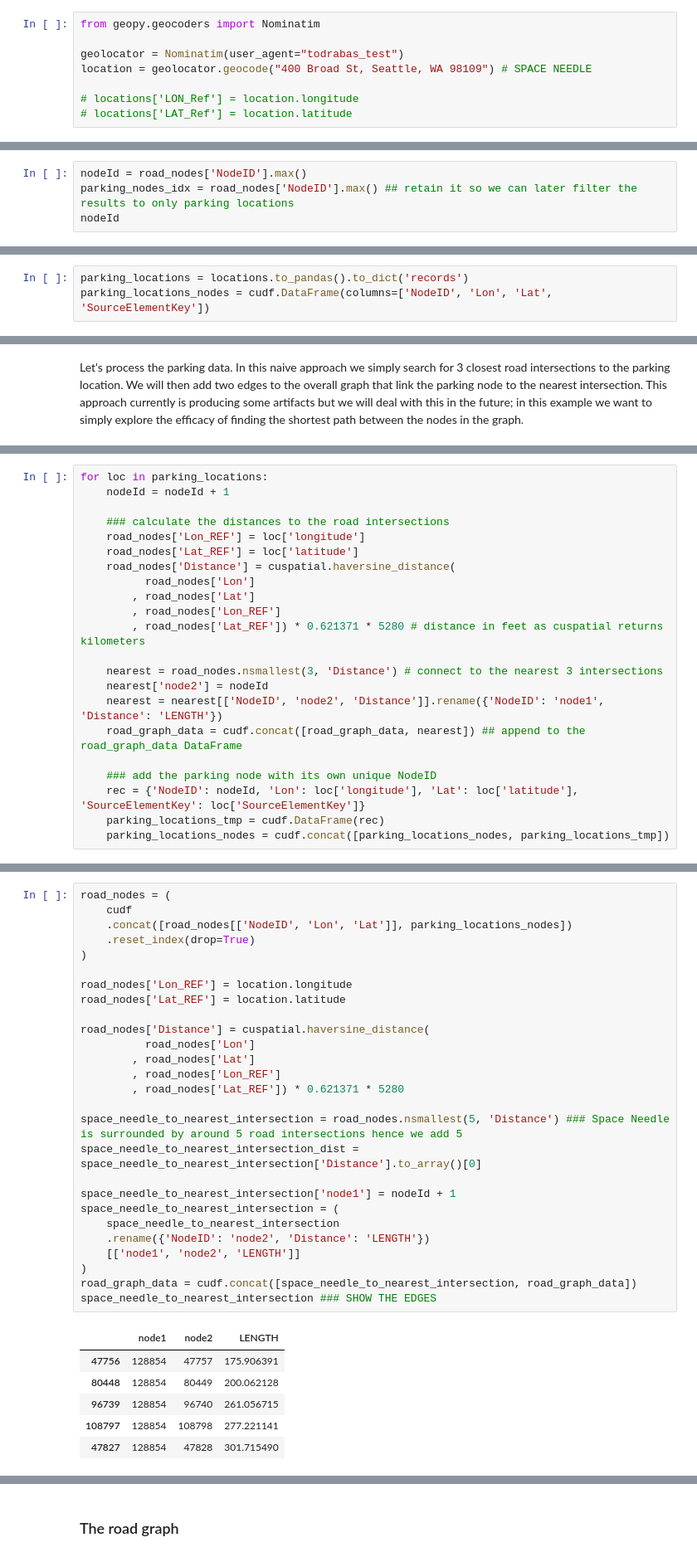
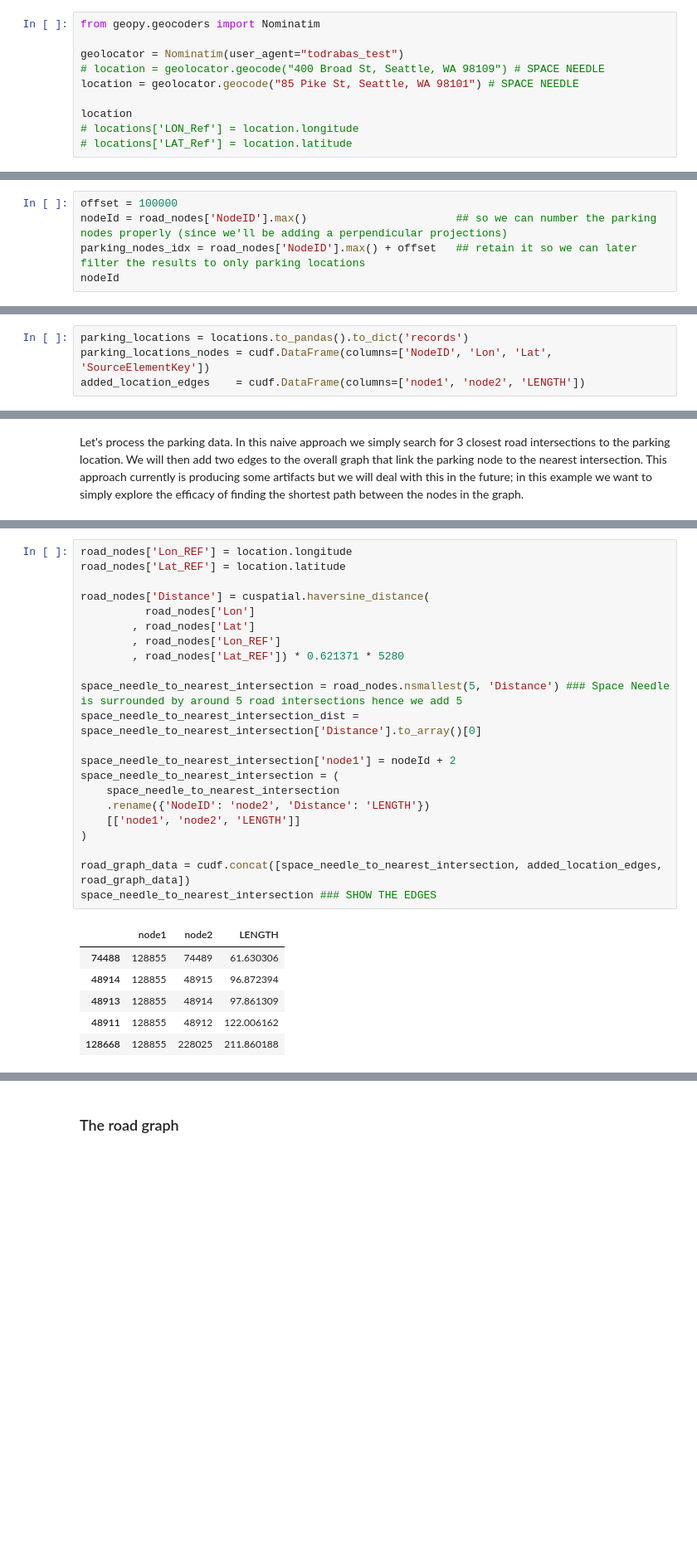
Before and after one commit to drabastomek/rapids-notebooks, a Jupyter notebook: codes/rapids_seattleParking_parkingNodes.ipynb, the cells around one changed output, grey strips where cells are left out. Shown at 83% size. Drawn from its saved outputs; the diff is of its cells as text; blank space fills up the shorter version.

```diff
--- a/codes/rapids_seattleParking_parkingNodes.ipynb
+++ b/codes/rapids_seattleParking_parkingNodes.ipynb
@@ -66,8 +66,10 @@ time: 3.22 s
 from geopy.geocoders import Nominatim
 
 geolocator = Nominatim(user_agent="todrabas_test")
-location = geolocator.geocode("400 Broad St, Seattle, WA 98109") # SPACE NEEDLE
+# location = geolocator.geocode("400 Broad St, Seattle, WA 98109") # SPACE NEEDLE
+location = geolocator.geocode("85 Pike St, Seattle, WA 98101") # SPACE NEEDLE
 
+location
 # locations['LON_Ref'] = location.longitude
 # locations['LAT_Ref'] = location.latitude
 # %% [output]
@@ -148,8 +151,9 @@ time: 13.5 ms
 # %% [markdown]
 Store the maximum of the `NodeID` so we can later append the parking nodes.
 # %%
-nodeId = road_nodes['NodeID'].max()
-parking_nodes_idx = road_nodes['NodeID'].max() ## retain it so we can later filter the results to only parking locations
+offset = 100000
+nodeId = road_nodes['NodeID'].max()                       ## so we can number the parking nodes properly (since we'll be adding a perpendicular projections)
+parking_nodes_idx = road_nodes['NodeID'].max() + offset   ## retain it so we can later filter the results to only parking locations
 nodeId
 # %% [output]
 127380
@@ -159,4 +163,5 @@ Move all the parking locations to host (via `.to_pandas()` method) so we can loo
 # %%
 parking_locations = locations.to_pandas().to_dict('records')
 parking_locations_nodes = cudf.DataFrame(columns=['NodeID', 'Lon', 'Lat', 'SourceElementKey'])
+added_location_edges    = cudf.DataFrame(columns=['node1', 'node2', 'LENGTH'])
 # %% [output]
@@ -246,22 +292,0 @@ time: 728 ms
-# %%
-for loc in parking_locations:
-    nodeId = nodeId + 1
-
-    ### calculate the distances to the road intersections
-    road_nodes['Lon_REF'] = loc['longitude']
-    road_nodes['Lat_REF'] = loc['latitude']
-    road_nodes['Distance'] = cuspatial.haversine_distance(
-          road_nodes['Lon']
-        , road_nodes['Lat']
-        , road_nodes['Lon_REF']
-        , road_nodes['Lat_REF']) * 0.621371 * 5280 # distance in feet as cuspatial returns kilometers
-
-    nearest = road_nodes.nsmallest(3, 'Distance') # connect to the nearest 3 intersections
-    nearest['node2'] = nodeId
-    nearest = nearest[['NodeID', 'node2', 'Distance']].rename({'NodeID': 'node1', 'Distance': 'LENGTH'})
-    road_graph_data = cudf.concat([road_graph_data, nearest]) ## append to the road_graph_data DataFrame
-
-    ### add the parking node with its own unique NodeID
-    rec = {'NodeID': nodeId, 'Lon': loc['longitude'], 'Lat': loc['latitude'], 'SourceElementKey': loc['SourceElementKey']}
-    parking_locations_tmp = cudf.DataFrame(rec)
-    parking_locations_nodes = cudf.concat([parking_locations_nodes, parking_locations_tmp])
@@ -284,34 +301,29 @@ Now we can find the nearest intersections from the Space Needle!
 # %%
-road_nodes = (
-    cudf
-    .concat([road_nodes[['NodeID', 'Lon', 'Lat']], parking_locations_nodes])
-    .reset_index(drop=True)
-)
-
 road_nodes['Lon_REF'] = location.longitude
 road_nodes['Lat_REF'] = location.latitude
 
 road_nodes['Distance'] = cuspatial.haversine_distance(
           road_nodes['Lon']
         , road_nodes['Lat']
         , road_nodes['Lon_REF']
         , road_nodes['Lat_REF']) * 0.621371 * 5280
 
 space_needle_to_nearest_intersection = road_nodes.nsmallest(5, 'Distance') ### Space Needle is surrounded by around 5 road intersections hence we add 5
 space_needle_to_nearest_intersection_dist = space_needle_to_nearest_intersection['Distance'].to_array()[0]
 
-space_needle_to_nearest_intersection['node1'] = nodeId + 1
+space_needle_to_nearest_intersection['node1'] = nodeId + 2
 space_needle_to_nearest_intersection = (
     space_needle_to_nearest_intersection
     .rename({'NodeID': 'node2', 'Distance': 'LENGTH'})
     [['node1', 'node2', 'LENGTH']]
 )
-road_graph_data = cudf.concat([space_needle_to_nearest_intersection, road_graph_data])
+
+road_graph_data = cudf.concat([space_needle_to_nearest_intersection, added_location_edges, road_graph_data])
 space_needle_to_nearest_intersection ### SHOW THE EDGES
 # %% [output]
 |  | node1 | node2 | LENGTH |
-| 47756 | 128854 | 47757 | 175.906391 |
-| 80448 | 128854 | 80449 | 200.062128 |
-| 96739 | 128854 | 96740 | 261.056715 |
-| 108797 | 128854 | 108798 | 277.221141 |
-| 47827 | 128854 | 47828 | 301.715490 |
+| 74488 | 128855 | 74489 | 61.630306 |
+| 48914 | 128855 | 48915 | 96.872394 |
+| 48913 | 128855 | 48914 | 97.861309 |
+| 48911 | 128855 | 48912 | 122.006162 |
+| 128668 | 128855 | 228025 | 211.860188 |
```
Also changed, not shown: parts of 34 cells of this notebook.
